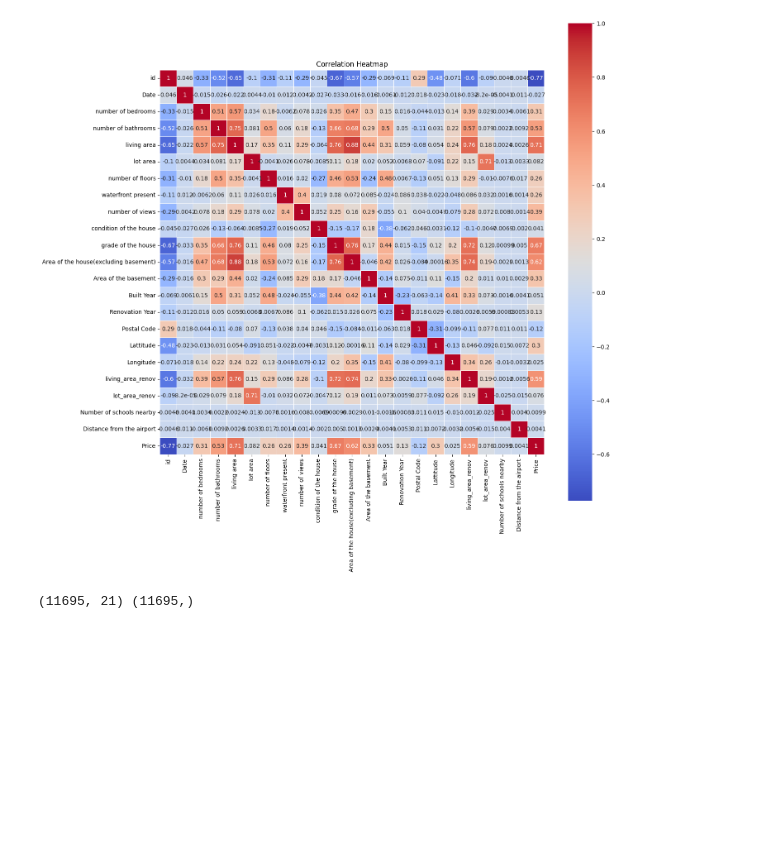
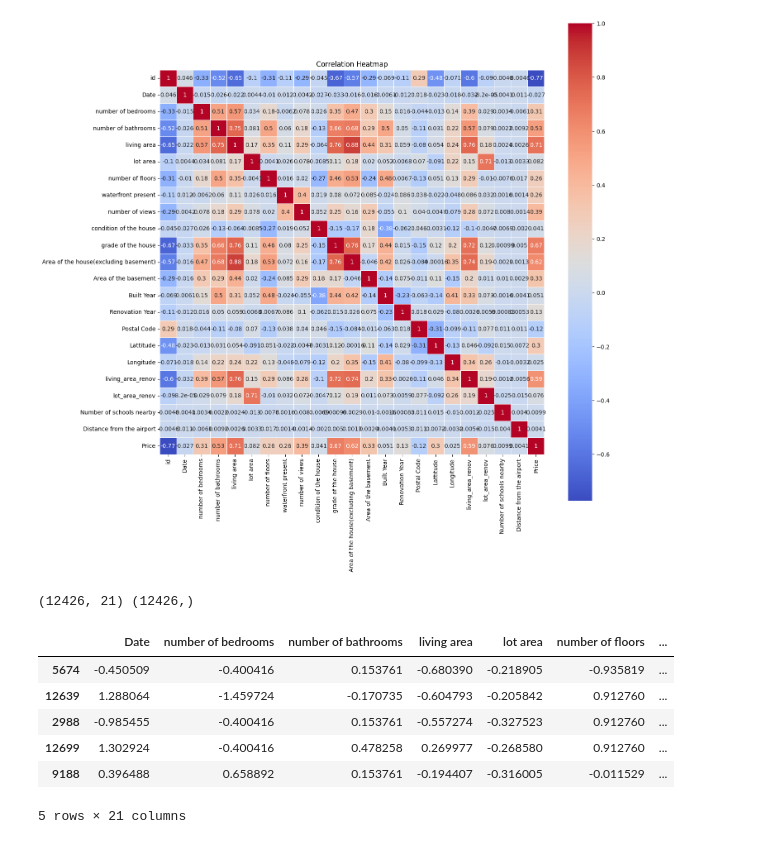
Before and after one commit to dkireeti/digital_shishya, a Jupyter notebook: ml/src/linear_regression/house_prices_estimate/model.ipynb, the cells around one changed output. Cells and saved outputs as stored; diff of their text form; code cells hidden in the pictures; blank space fills up the shorter version.

```diff
--- a/ml/src/linear_regression/house_prices_estimate/model.ipynb
+++ b/ml/src/linear_regression/house_prices_estimate/model.ipynb
@@ -188,24 +188,33 @@ from sklearn.model_selection import train_test_split
 X = df.drop(['id','Price'], axis=1) # Independent Features
 Y = df['Price']             # Target Variable
 ## Startify=y removed,we will come back.
-X_train, X_test, y_train, y_test = train_test_split(X, Y, test_size=0.2, random_state=42)
+X_train, X_test, y_train, y_test = train_test_split(X, Y, test_size=0.15, random_state=42)
 print(X_train.shape,y_train.shape)
 # %% [output]
-(11695, 21) (11695,)
+(12426, 21) (12426,)
 # %%
 ### Featuer Scaling
 ## https://www.geeksforgeeks.org/machine-learning/standardscaler-minmaxscaler-and-robustscaler-techniques-ml/
 from sklearn.preprocessing import StandardScaler
-# [-1,0,1] StandardScaler
+# [-1,0,1] StandardScaler 432723,3 > [.73,0.27]
 # [0,1,2]  MinMaxScaler
 # [0,0,1]  RobustScaler
 
 # Identify numerical features that need scaling (excluding binary/ordinal where scaling might not be necessary)
 numerical_features = X.columns.tolist()  # Adjust this list based on your dataset
 
 scaler = StandardScaler()
 X_train[numerical_features] = scaler.fit_transform(X_train[numerical_features])
 X_test[numerical_features] = scaler.transform(X_test[numerical_features])
+X_train.head()
+# %% [output]
+|  | Date | number of bedrooms | number of bathrooms | living area | lot area | number of floors | ... |
+| 5674 | -0.450509 | -0.400416 | 0.153761 | -0.680390 | -0.218905 | -0.935819 | ... |
+| 12639 | 1.288064 | -1.459724 | -0.170735 | -0.604793 | -0.205842 | 0.912760 | ... |
+| 2988 | -0.985455 | -0.400416 | 0.153761 | -0.557274 | -0.327523 | 0.912760 | ... |
+| 12699 | 1.302924 | -0.400416 | 0.478258 | 0.269977 | -0.268580 | 0.912760 | ... |
+| 9188 | 0.396488 | 0.658892 | 0.153761 | -0.194407 | -0.316005 | -0.011529 | ... |
+5 rows × 21 columns
 # %%
 from sklearn.linear_model import LinearRegression
 from sklearn.metrics import mean_squared_error, r2_score
```
Also changed, not shown: parts of 2 cells of this notebook, 1 other file.
